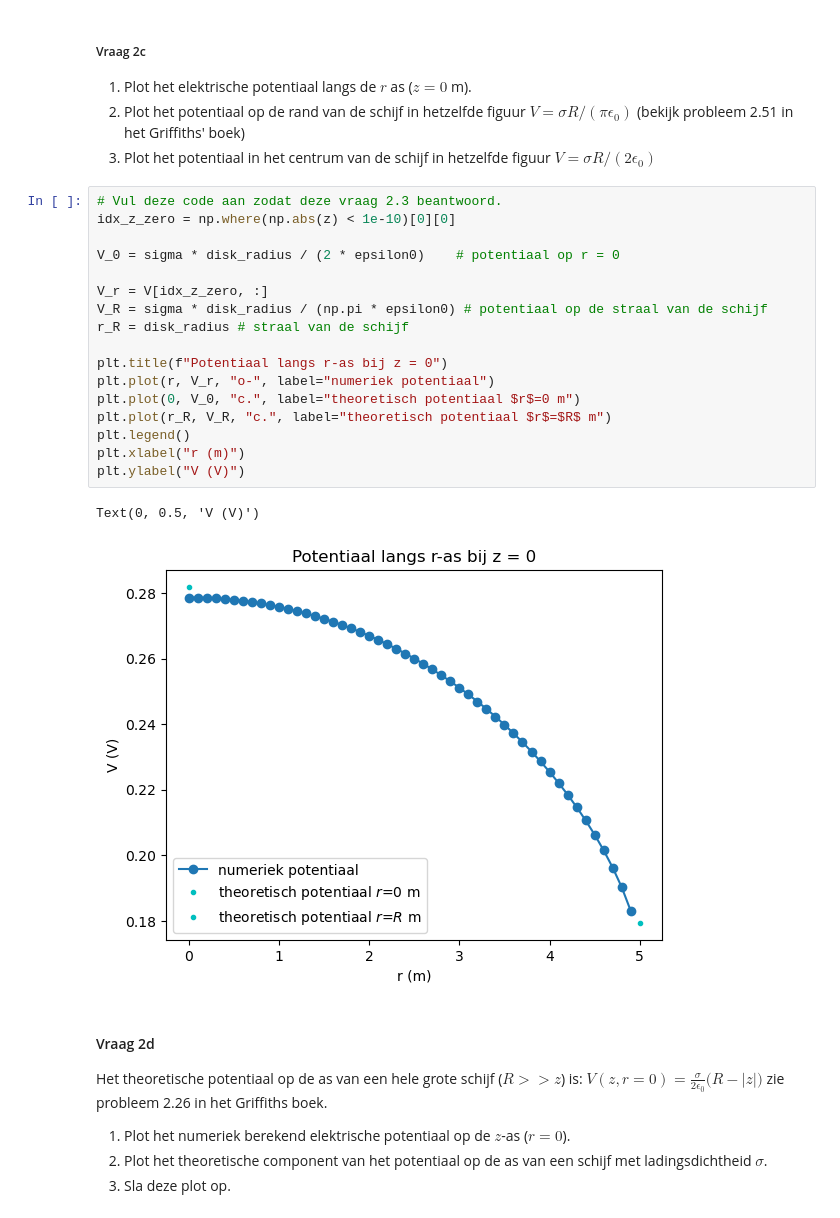
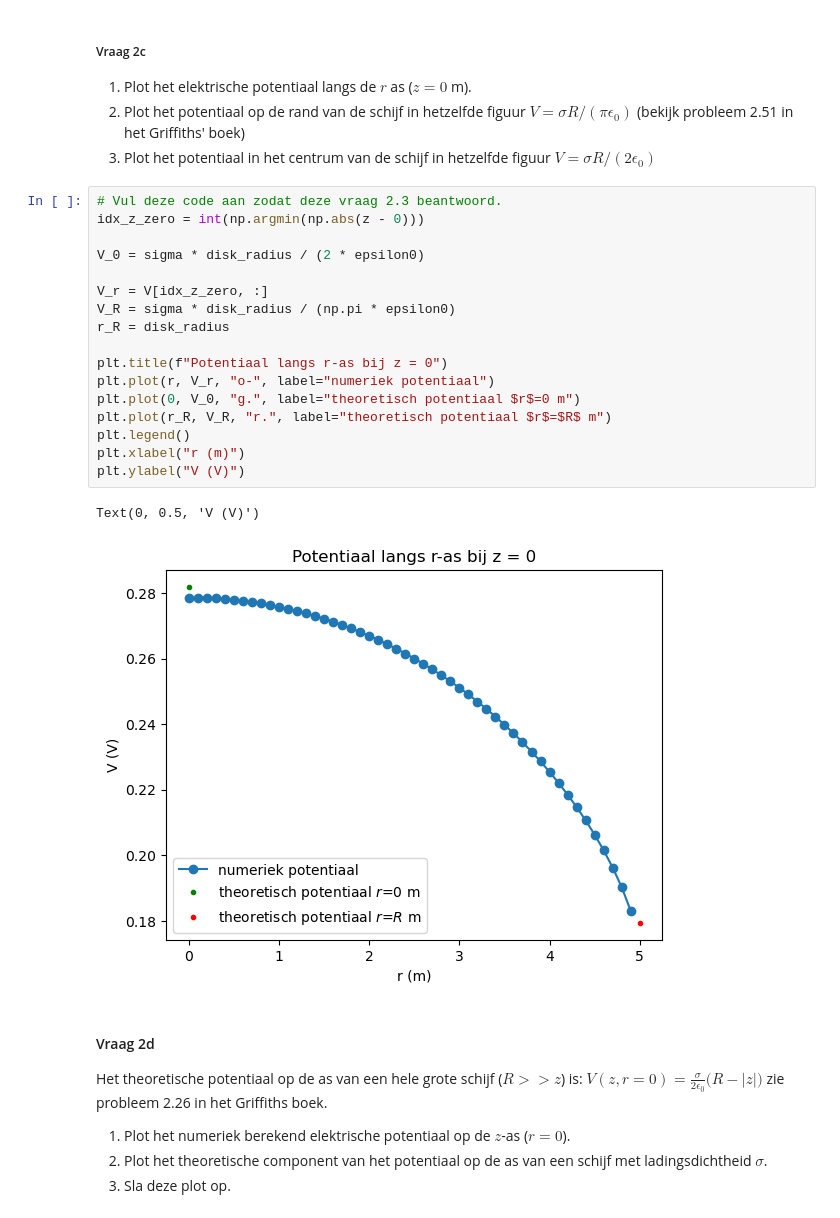
Before and after one commit to FRoerink/opdrachten-DEF-D, a Jupyter notebook: DigitaleOntwerpopdrachten/1CondensatorOpdracht/CondensatorOntwerpopdracht.ipynb, the cells around one changed output. Saved outputs shown, nothing was run; the diff lists cells and outputs as text.

```diff
--- a/DigitaleOntwerpopdrachten/1CondensatorOpdracht/CondensatorOntwerpopdracht.ipynb
+++ b/DigitaleOntwerpopdrachten/1CondensatorOpdracht/CondensatorOntwerpopdracht.ipynb
@@ -233,24 +232,24 @@ Oppervlakteladingsdichtheid sigma = 9.980925e-13 C/m^2
 3. Plot het potentiaal in het centrum van de schijf in hetzelfde figuur $V = \sigma R/(2 \epsilon_0)$
 # %%
 # Vul deze code aan zodat deze vraag 2.3 beantwoord.
-idx_z_zero = np.where(np.abs(z) < 1e-10)[0][0]
+idx_z_zero = int(np.argmin(np.abs(z - 0)))
 
-V_0 = sigma * disk_radius / (2 * epsilon0)    # potentiaal op r = 0
+V_0 = sigma * disk_radius / (2 * epsilon0)
 
 V_r = V[idx_z_zero, :]
-V_R = sigma * disk_radius / (np.pi * epsilon0) # potentiaal op de straal van de schijf
-r_R = disk_radius # straal van de schijf
+V_R = sigma * disk_radius / (np.pi * epsilon0)
+r_R = disk_radius
 
 plt.title(f"Potentiaal langs r-as bij z = 0")
 plt.plot(r, V_r, "o-", label="numeriek potentiaal")
-plt.plot(0, V_0, "c.", label="theoretisch potentiaal $r$=0 m")
-plt.plot(r_R, V_R, "c.", label="theoretisch potentiaal $r$=$R$ m")
+plt.plot(0, V_0, "g.", label="theoretisch potentiaal $r$=0 m")
+plt.plot(r_R, V_R, "r.", label="theoretisch potentiaal $r$=$R$ m")
 plt.legend()
 plt.xlabel("r (m)")
 plt.ylabel("V (V)")
 # %% [output]
 Text(0, 0.5, 'V (V)')
-[figure, old version]
+[figure, new version]
 # %% [markdown]
 #### Vraag 2d
 
```
Also changed, not shown: parts of 12 cells of this notebook, 3 other files.
